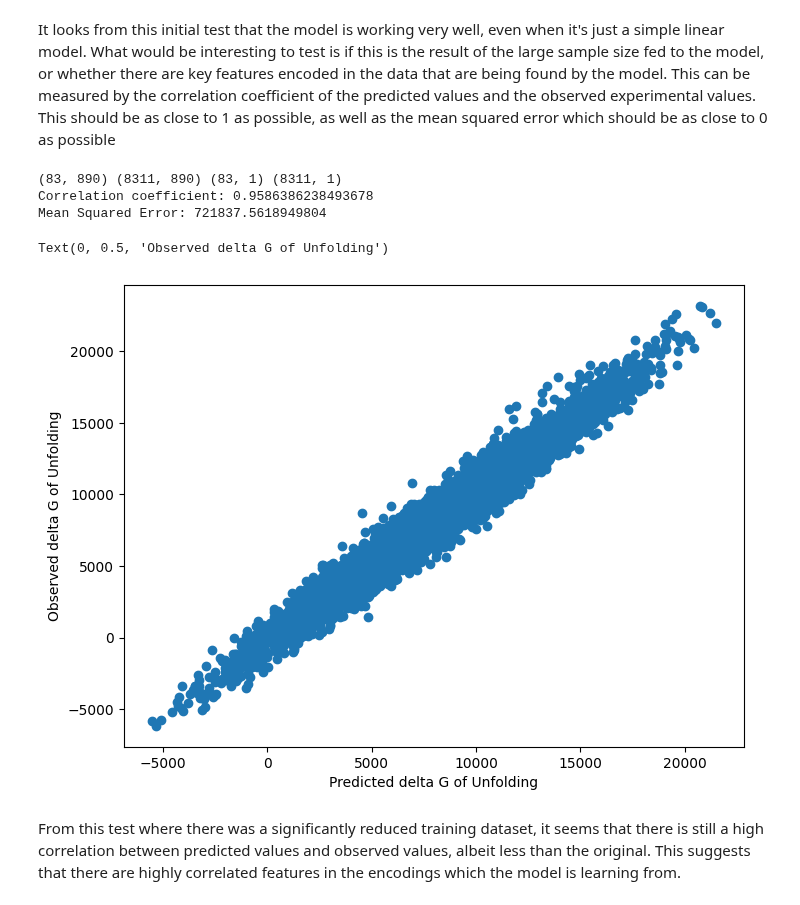
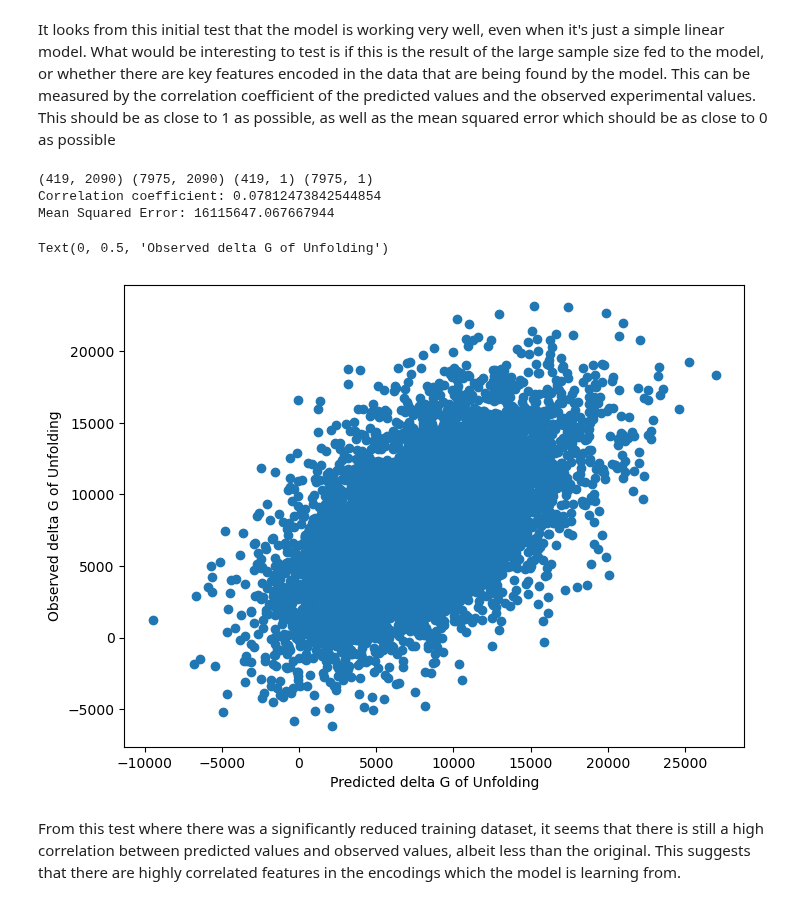
Before and after one commit to AdamTest24/Antibody_Materials, a Jupyter notebook: GB_AL_Comments/Predict_Thermostability.ipynb, the cells around one changed output. Drawn from its saved outputs; the diff is of its cells as text; code cells hidden in the pictures.

```diff
--- a/GB_AL_Comments/Predict_Thermostability.ipynb
+++ b/GB_AL_Comments/Predict_Thermostability.ipynb
@@ -143,6 +161,5 @@ Here we input our fasta file and split the entries into VH and VL sequences. We
 # %%
 ### Input Fasta and Run Dataset###
 input_fasta = './Delta_G_Fasta_Sequences.faa'
-encodings = read_csv('./Delta_G_2000_Human_seq_encodings.csv', header=0)
+encodings = Get_Kidera_Encoded_Sequences(input_fasta)
 Delta_G_Values = read_csv('./Delta_G_Values.csv', header = 0)
-print(encodings.shape)
@@ -193,27 +208,27 @@ Text(0, 0.5, 'Observed delta G of Unfolding')
 It looks from this initial test that the model is working very well, even when it's just a simple linear model. What would be interesting to test is if this is the result of the large sample size fed to the model, or whether there are key features encoded in the data that are being found by the model. This can be measured by the correlation coefficient of the predicted values and the observed experimental values. This should be as close to 1 as possible, as well as the mean squared error which should be as close to 0 as possible
 # %%
 #Train and test split, using a train size of 1% to test the model##
-X_train, X_test, y_train, y_test = train_test_split(dataset, y, test_size=.99, random_state=0, shuffle=True)
+X_train, X_test, y_train, y_test = train_test_split(dataset, y, test_size=.95, random_state=0, shuffle=True)
 print(X_train.shape, X_test.shape, y_train.shape, y_test.shape)
 model = LinearRegression()
 model.fit(X_train, y_train)
 y_pred = model.predict(X_test)
 
 #Plot results of predicted values Vs observed values##
 fig, ax = plt.subplots(figsize=(8,6))
 plt.scatter(y_pred, y_test)
 r2 = r2_score(y_test, np.array(y_pred))
 print("Correlation coefficient:", r2)
 mse = mean_squared_error(y_test, np.array(y_pred))
 print("Mean Squared Error:", mse)
 ax.set_xlabel('Predicted delta G of Unfolding')
 ax.set_ylabel('Observed delta G of Unfolding')
 # %% [output]
-(83, 890) (8311, 890) (83, 1) (8311, 1)
-Correlation coefficient: 0.9586386238493678
-Mean Squared Error: 721837.5618949804
+(419, 2090) (7975, 2090) (419, 1) (7975, 1)
+Correlation coefficient: 0.07812473842544854
+Mean Squared Error: 16115647.067667944
 Text(0, 0.5, 'Observed delta G of Unfolding')
-[figure, old version]
+[figure, new version]
 # %% [markdown]
 From this test where there was a significantly reduced training dataset, it seems that there is still a high correlation between predicted values and observed values, albeit less than the original. This suggests that there are highly correlated features in the encodings which the model is learning from.
 # %%
```
Also changed, not shown: parts of 14 cells of this notebook, 2 other files.
